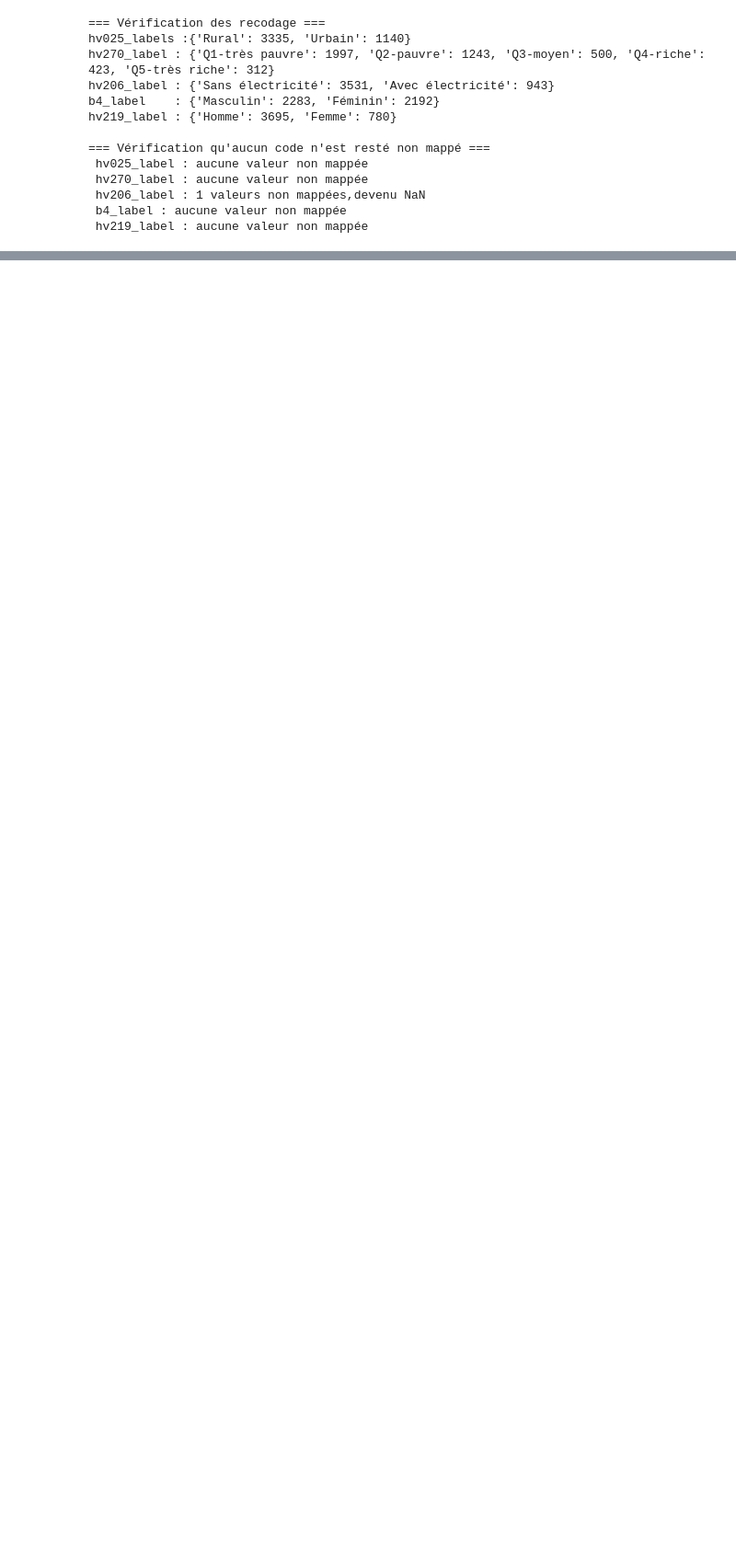
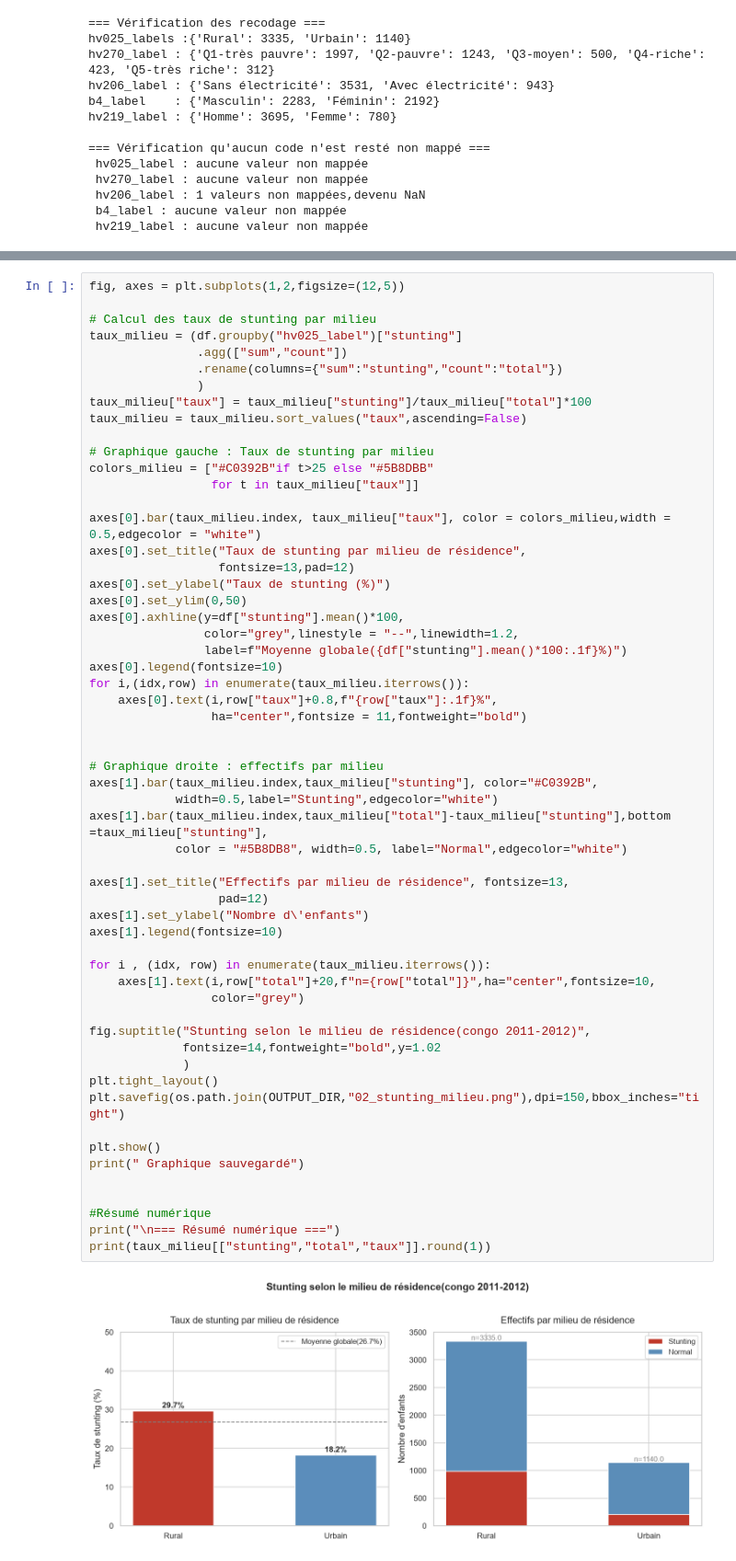
Before and after one commit to astraorigine/NutriPredict-Congo, a Jupyter notebook: notebooks/03_analyse_exploratoire.ipynb, the cells around one changed output, grey strips where cells are left out. Shown at 92% size. Saved outputs shown, nothing was run; the diff lists cells and outputs as text; blank space fills up the shorter version.

```diff
--- a/notebooks/03_analyse_exploratoire.ipynb
+++ b/notebooks/03_analyse_exploratoire.ipynb
@@ -141,0 +203,59 @@ hv219_label : {'Homme': 3695, 'Femme': 780}
+# %%
+fig, axes = plt.subplots(1,2,figsize=(12,5))
+
+# Calcul des taux de stunting par milieu
+taux_milieu = (df.groupby("hv025_label")["stunting"]
+               .agg(["sum","count"])
+               .rename(columns={"sum":"stunting","count":"total"})
+               )
+taux_milieu["taux"] = taux_milieu["stunting"]/taux_milieu["total"]*100
+taux_milieu = taux_milieu.sort_values("taux",ascending=False)
+
+# Graphique gauche : Taux de stunting par milieu
+colors_milieu = ["#C0392B"if t>25 else "#5B8DBB"
+                 for t in taux_milieu["taux"]]
+
+axes[0].bar(taux_milieu.index, taux_milieu["taux"], color = colors_milieu,width = 0.5,edgecolor = "white")
+axes[0].set_title("Taux de stunting par milieu de résidence",
+                  fontsize=13,pad=12)
+axes[0].set_ylabel("Taux de stunting (%)")
+axes[0].set_ylim(0,50)
+axes[0].axhline(y=df["stunting"].mean()*100,
+                color="grey",linestyle = "--",linewidth=1.2,
+                label=f"Moyenne globale({df["stunting"].mean()*100:.1f}%)")
+axes[0].legend(fontsize=10)
+for i,(idx,row) in enumerate(taux_milieu.iterrows()):
+    axes[0].text(i,row["taux"]+0.8,f"{row["taux"]:.1f}%",
+                 ha="center",fontsize = 11,fontweight="bold")
+
+
+# Graphique droite : effectifs par milieu
+axes[1].bar(taux_milieu.index,taux_milieu["stunting"], color="#C0392B",
+            width=0.5,label="Stunting",edgecolor="white")
+axes[1].bar(taux_milieu.index,taux_milieu["total"]-taux_milieu["stunting"],bottom =taux_milieu["stunting"],
+            color = "#5B8DB8", width=0.5, label="Normal",edgecolor="white")
+
+axes[1].set_title("Effectifs par milieu de résidence", fontsize=13,
+                  pad=12)
+axes[1].set_ylabel("Nombre d\'enfants")
+axes[1].legend(fontsize=10)
+
+for i , (idx, row) in enumerate(taux_milieu.iterrows()):
+    axes[1].text(i,row["total"]+20,f"n={row["total"]}",ha="center",fontsize=10,
+                 color="grey")
+
+fig.suptitle("Stunting selon le milieu de résidence(congo 2011-2012)",
+             fontsize=14,fontweight="bold",y=1.02
+             )
+plt.tight_layout()
+plt.savefig(os.path.join(OUTPUT_DIR,"02_stunting_milieu.png"),dpi=150,bbox_inches="tight")
+
+plt.show()
+print(" Graphique sauvegardé")
+
+
+#Résumé numérique
+print("\n=== Résumé numérique ===")
+print(taux_milieu[["stunting","total","taux"]].round(1))
+# %% [output]
+[figure, added]
```
Also changed, not shown: parts of 11 cells of this notebook, 6 other files.
